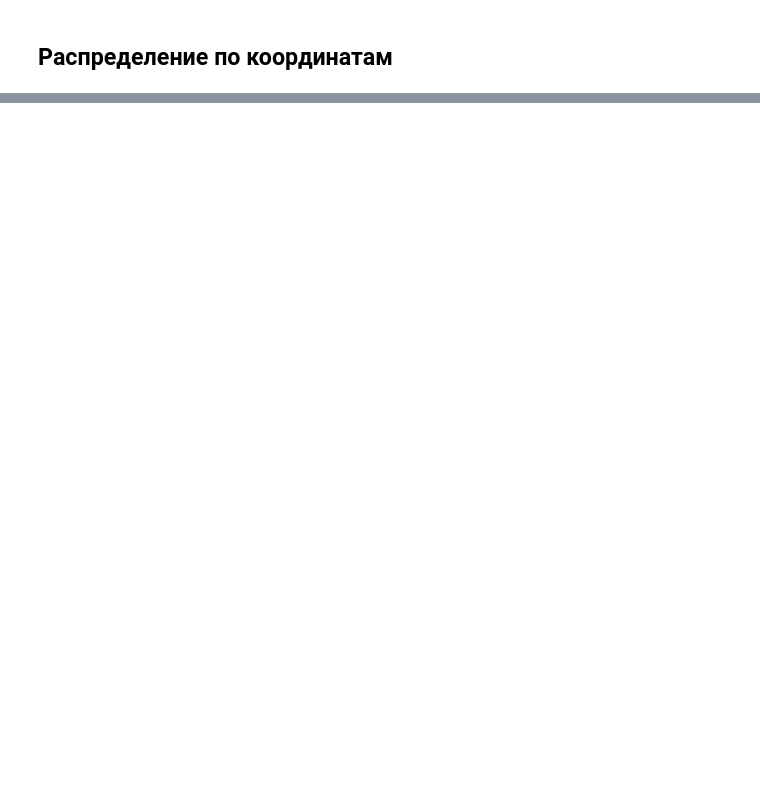
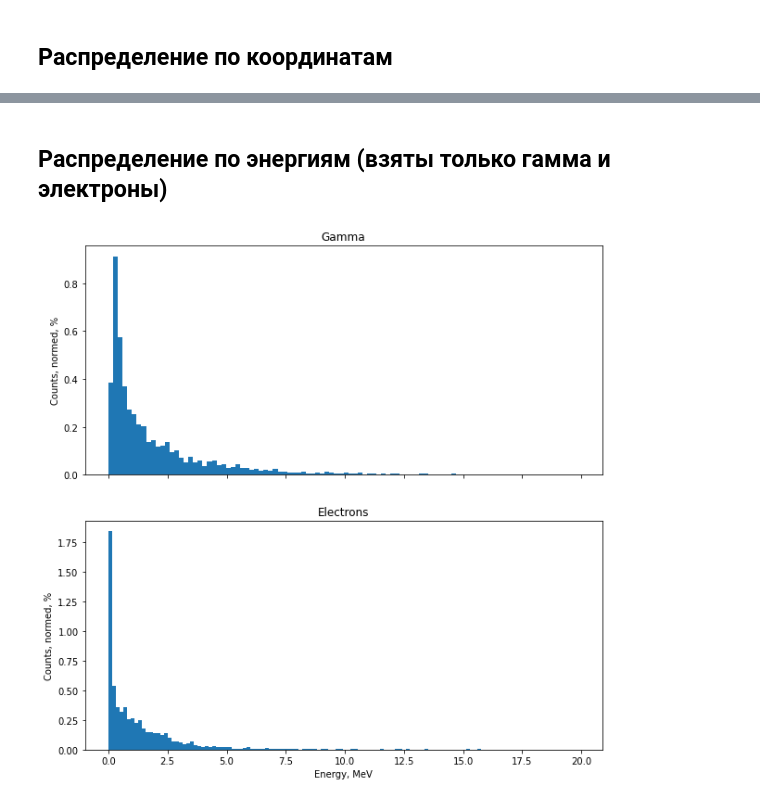
Before and after one commit to annndruha/Distribution-of-secondary-particles-in-tissue-equivalent-materials, a Jupyter notebook: t1/StatsCalculator.ipynb, the cells around one changed output, grey strips where cells are left out. Drawn from its saved outputs; the diff is of its cells as text; code cells hidden in the pictures; blank space fills up the shorter version.

```diff
--- a/t1/StatsCalculator.ipynb
+++ b/t1/StatsCalculator.ipynb
@@ -118,0 +120,21 @@ plt.show()
+# %% [markdown]
+## Распределение по энергиям (взяты только гамма и электроны)
+# %%
+center = data[(-4 < data['x']) & (data['x'] < 4) & (-4 < data['y']) & (data['y'] < 4)]
+# %%
+center_gamma = center[center['name'] == 'gamma']
+center_e = center[center['name'] == 'e-']
+# %%
+fig, axs = plt.subplots(2, 1, figsize=(10, 10), sharex=True)
+
+axs[0].hist(center_gamma['E'], bins=100, density=True)
+axs[0].set_title('Gamma')
+axs[0].set_ylabel('Counts, normed, %')
+
+axs[1].hist(center_e['E'], bins=100, density=True)
+axs[1].set_title('Electrons')
+axs[1].set_ylabel('Counts, normed, %')
+axs[1].set_xlabel('Energy, MeV')
+plt.show()
+# %% [output]
+[figure, added]
```
Also changed, not shown: parts of 9 cells of this notebook.
